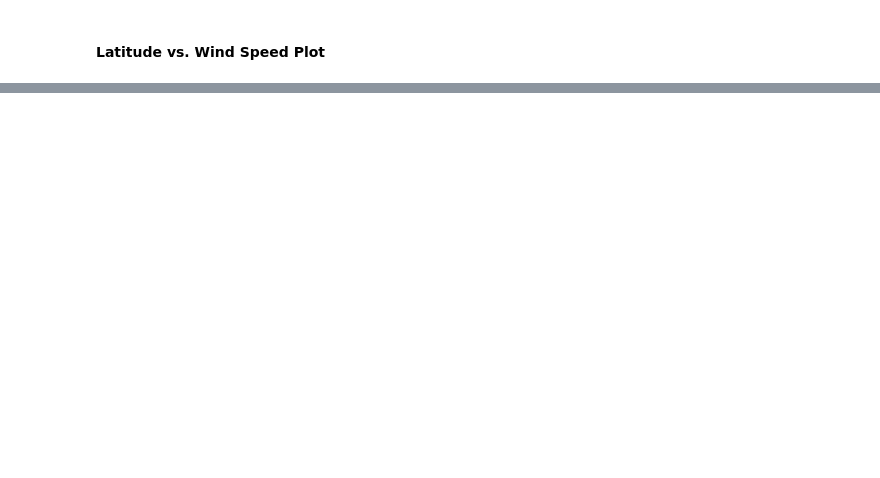
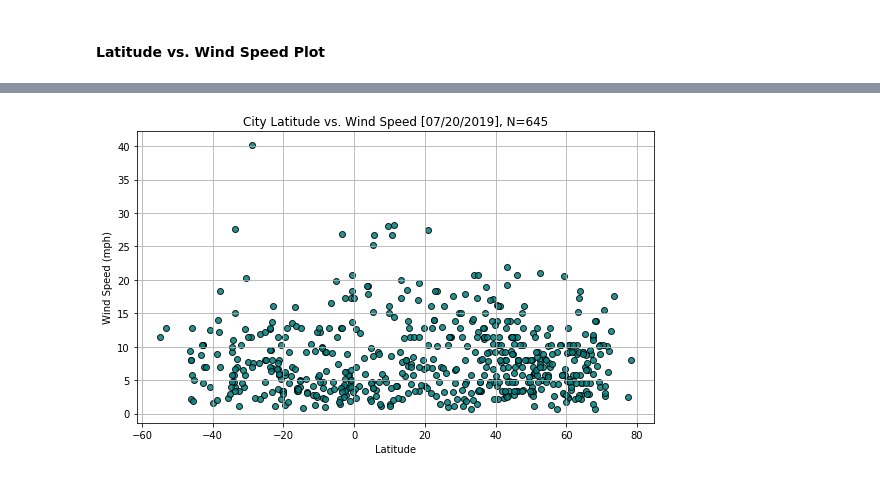
Before and after one commit to misaelobregon/weather_project, a Jupyter notebook: Misael_WeatherPy.ipynb, the cells around one changed output, grey strips where cells are left out. Cells and saved outputs as stored; diff of their text form; code cells hidden in the pictures; blank space fills up the shorter version.

```diff
--- a/Misael_WeatherPy.ipynb
+++ b/Misael_WeatherPy.ipynb
@@ -169,0 +186,13 @@ plt.savefig("Images/wind_lat.png")
+# %%
+fig,wind = plt.subplots(figsize = (8,5))
+wind.scatter(x=df["Lat"],y=df["Wind Speed"],facecolor ="teal",edgecolor="k",alpha = 0.85,linewidth =1)
+date =time.strftime("%m/%d/%Y")
+plt.title(f"City Latitude vs. Wind Speed [{date}], N=645")
+wind.set_xlabel("Latitude")
+wind.set_ylabel("Wind Speed (mph)")
+plt.grid()
+plt.tight_layout()
+plt.savefig("../Images/wind_lat.png")
+plt.show()
+# %% [output]
+[figure, added]
```
Also changed, not shown: parts of 19 cells of this notebook, 5 other files.
